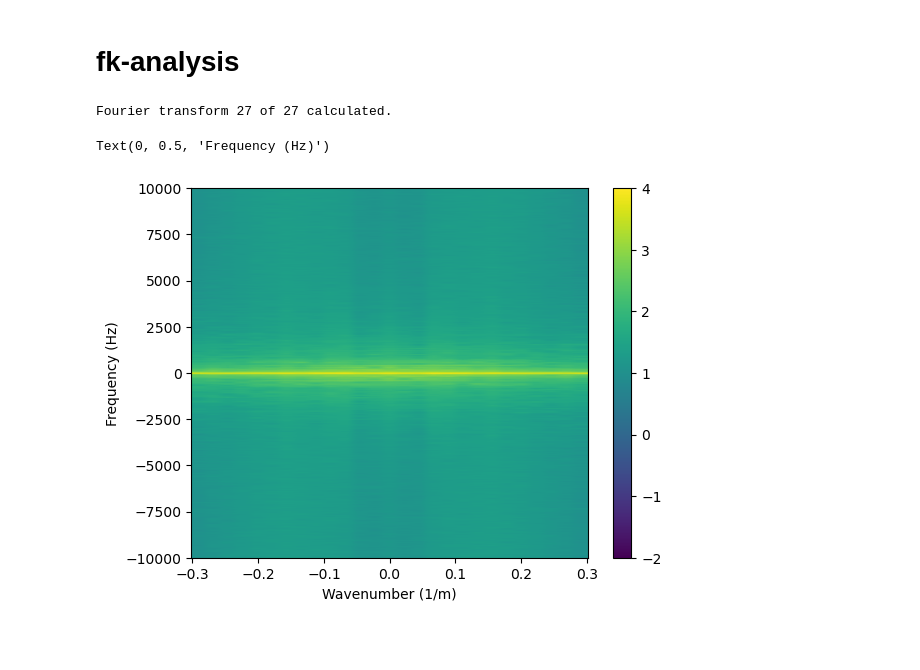
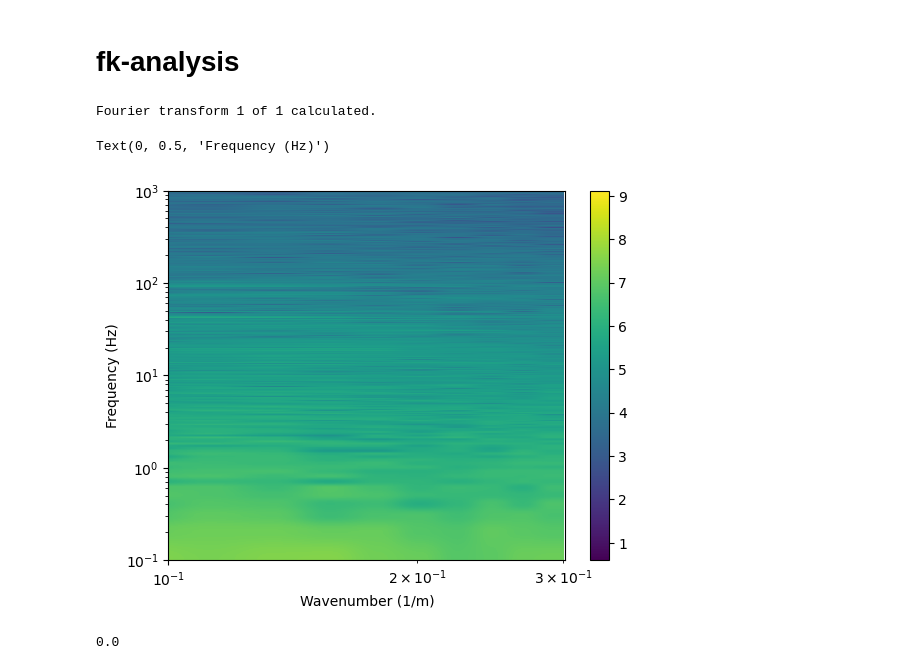
Before and after one commit to graeffd/GreenFjord_DAS, a Jupyter notebook: DAS_QC3_propperlook.ipynb, the cells around one changed output. Cells and saved outputs as stored; diff of their text form; code cells hidden in the pictures; blank space fills up the shorter version.

Commit message:
added functions for splitting data at data gaps and for interpolation

```diff
--- a/DAS_QC3_propperlook.ipynb
+++ b/DAS_QC3_propperlook.ipynb
@@ -228,2 +180,3 @@ def interp_gaps(times_filled, data_filled, max_gap, **kwargs):
 # %%
-data_interp = interp_gaps(times_filled, data_filled, int(attrs['PulseRate']/100), kind='quadratic')
+importlib.reload(DASfuncs)
+data_interp = DASfuncs.interp_gaps(times_filled, data_filled, attrs['PulseRate']/1, kind='linear')
@@ -230,21 +207,24 @@ data_interp = interp_gaps(times_filled, data_filled, int(attrs['PulseRate']/100)
+# %%
+# get times_filled with microseconds
+times_filled, _ = DASfuncs.fill_data_gaps(time_list, data_list, attrs)
+# %%
+new_time_list, new_data_list = DASfuncs.split_at_datagaps(times_filled, data_interp)
 # %% [markdown]
 # fk-analysis
 # %%
 # fourier transform for multiple gapless data segments in DASlist
 
-freqres = 0.5 # Hz, interpolate all fts to this frequency resolution
+freqres = 0.1 # Hz, interpolate all fts to this frequency resolution
 f_res = np.arange(-int(attrs['PulseRate']/2.)+freqres,int(attrs['PulseRate']/2.)-freqres,freqres)
 
 ft_list = []
-data_list_select = [fk_data for fk_data in data_list if fk_data.shape[0]>attrs['PulseRate']/freqres]
+data_list_select = [fk_data for fk_data in new_data_list if fk_data.shape[0]>attrs['PulseRate']/freqres]
 # number of data segment longer than 1s
 # num_fts = len([1 for fk_data in data_list if fk_data.shape[0]>attrs['PulseRate']])
 num_fts = len(data_list_select)
-ft_all = np.full((num_fts, len(f_res), data_list[0].shape[1]), 0.+0j)
+ft_all = np.full((num_fts, len(f_res), new_data_list[0].shape[1]), 0.+0j)
 
 for i, fk_data in enumerate(data_list_select):
-    print("Fourier transform {} of {} calculated.".format(i+1, len(data_list_select)), end="\r")
-
     if fk_data.shape[0]>attrs['PulseRate']:
         ft = np.fft.fftshift(np.fft.fft2(fk_data))
         f = np.fft.fftshift(np.fft.fftfreq(fk_data.shape[0], d=1/attrs['PulseRate'] * downsample_factor))
@@ -254,26 +234,31 @@ for i, fk_data in enumerate(data_list_select):
         weight = len(fk_data)/len(f_res)
         ft_interp = interp_func(f_res) * weight # weight by length of data
         ft_all[i] = ft_interp
+    print("Fourier transform {} of {} calculated.".format(i+1, len(data_list_select)), end="\r")
 # %% [output]
-Fourier transform 27 of 27 calculated.
+Fourier transform 1 of 1 calculated.
 # %%
 # take the mean of the fourer transforms
 ft_stack = np.mean(ft_all, axis=0)
 # %%
 im = plt.imshow(np.log10(np.abs(ft_stack)),
            aspect='auto',
            origin='lower',
             extent=[np.min(k), np.max(k), np.min(f_res), np.max(f_res)],
-          vmin=-2,
-          vmax=4
+          # vmin=-2,
+          # vmax=4
                )
-plt.ylim(-10000,10000)
-# plt.xlim(0.023,np.max(k))
-# plt.yscale('log')
-# plt.xscale('log')
+plt.ylim(freqres,1000)
+plt.xlim(0.1,np.max(k))
+plt.yscale('log')
+plt.xscale('log')
 plt.colorbar(im)
 plt.xlabel('Wavenumber (1/m)')
 plt.ylabel('Frequency (Hz)')
 # %% [output]
 Text(0, 0.5, 'Frequency (Hz)')
-[figure, old version]
+[figure, new version]
+# %%
+np.min(np.abs(k))
+# %% [output]
+0.0
```
Also changed, not shown: parts of 3 cells of this notebook, 1 other file.
